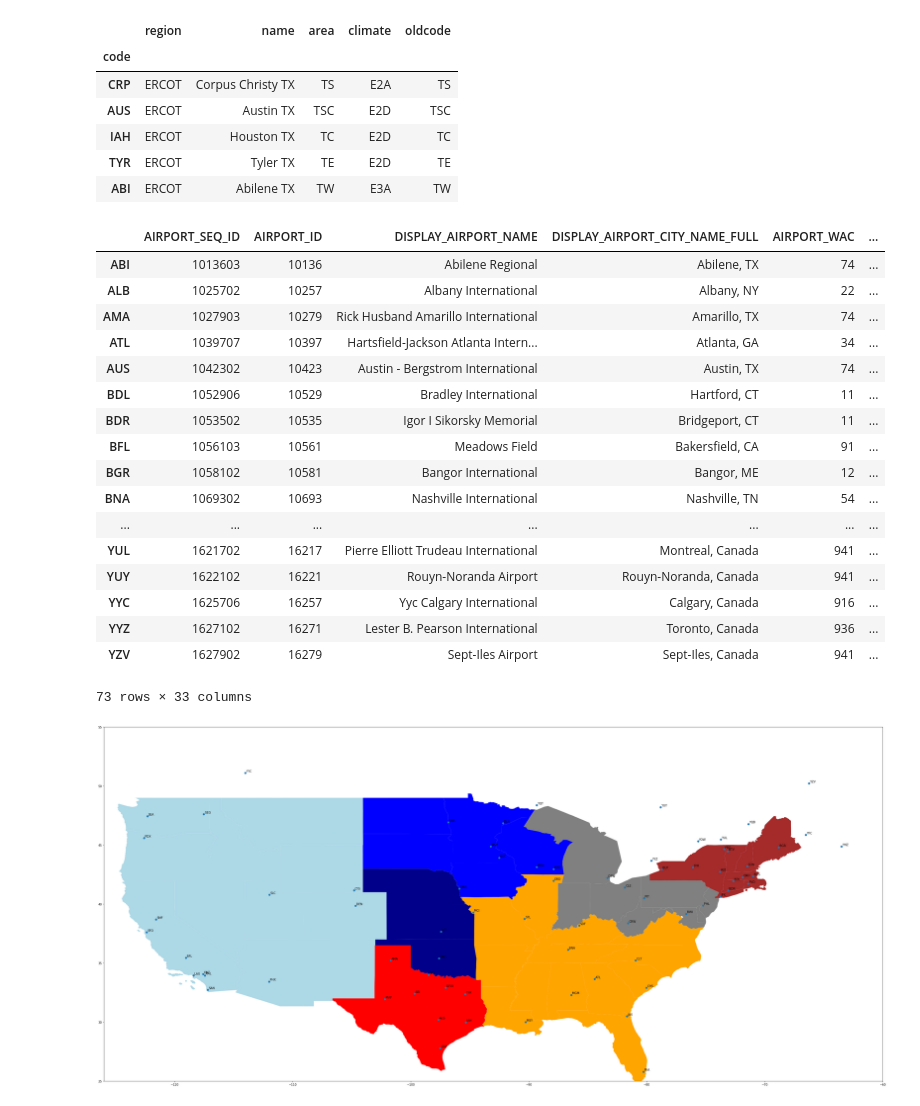
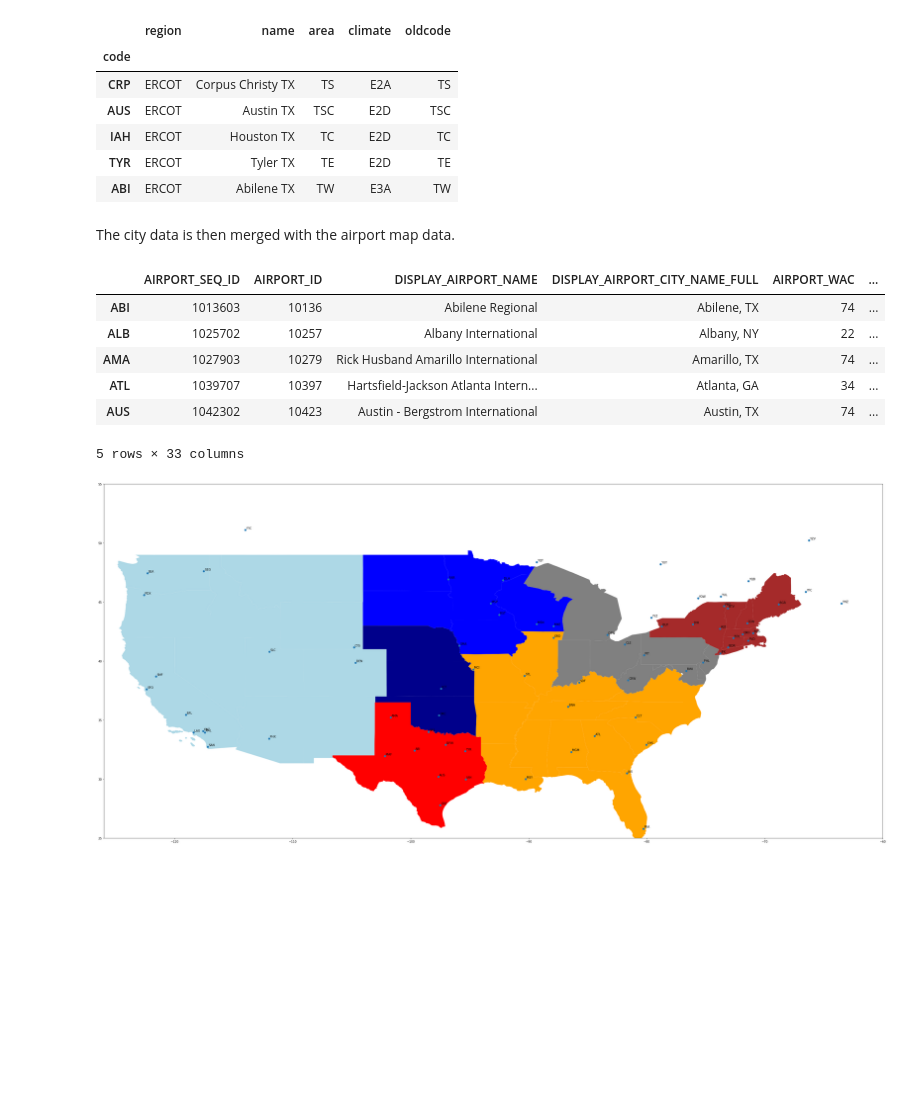
Before and after one commit to slacgismo/loadinsight, a Jupyter notebook: nercmap/NERC Map Generator.ipynb, the cells around one changed output. Cells and saved outputs as stored; diff of their text form; code cells hidden in the pictures; blank space fills up the shorter version.

```diff
--- a/nercmap/NERC Map Generator.ipynb
+++ b/nercmap/NERC Map Generator.ipynb
@@ -122,30 +124,21 @@ city_data.head()
 | IAH | ERCOT | Houston TX | TC | E2D | TC |
 | TYR | ERCOT | Tyler TX | TE | E2D | TE |
 | ABI | ERCOT | Abilene TX | TW | E3A | TW |
+# %% [markdown]
+The city data is then merged with the airport map data.
 # %%
 cities = bts_gdf.join(city_data)
 cities = cities[cities.AIRPORT_THRU_DATE.isnull()]
 cities.dropna(subset=["region"],inplace=True)
-cities
+cities.head()
 # %% [output]
 |  | AIRPORT_SEQ_ID | AIRPORT_ID | DISPLAY_AIRPORT_NAME | DISPLAY_AIRPORT_CITY_NAME_FULL | AIRPORT_WAC | ... |
 | ABI | 1013603 | 10136 | Abilene Regional | Abilene, TX | 74 | ... |
 | ALB | 1025702 | 10257 | Albany International | Albany, NY | 22 | ... |
 | AMA | 1027903 | 10279 | Rick Husband Amarillo International | Amarillo, TX | 74 | ... |
 | ATL | 1039707 | 10397 | Hartsfield-Jackson Atlanta Intern... | Atlanta, GA | 34 | ... |
 | AUS | 1042302 | 10423 | Austin - Bergstrom International | Austin, TX | 74 | ... |
-| BDL | 1052906 | 10529 | Bradley International | Hartford, CT | 11 | ... |
-| BDR | 1053502 | 10535 | Igor I Sikorsky Memorial | Bridgeport, CT | 11 | ... |
-| BFL | 1056103 | 10561 | Meadows Field | Bakersfield, CA | 91 | ... |
-| BGR | 1058102 | 10581 | Bangor International | Bangor, ME | 12 | ... |
-| BNA | 1069302 | 10693 | Nashville International | Nashville, TN | 54 | ... |
-| ... | ... | ... | ... | ... | ... | ... |
-| YUL | 1621702 | 16217 | Pierre Elliott Trudeau International | Montreal, Canada | 941 | ... |
-| YUY | 1622102 | 16221 | Rouyn-Noranda Airport | Rouyn-Noranda, Canada | 941 | ... |
-| YYC | 1625706 | 16257 | Yyc Calgary International | Calgary, Canada | 916 | ... |
-| YYZ | 1627102 | 16271 | Lester B. Pearson International | Toronto, Canada | 936 | ... |
-| YZV | 1627902 | 16279 | Sept-Iles Airport | Sept-Iles, Canada | 941 | ... |
-73 rows × 33 columns
+5 rows × 33 columns
 # %%
 base = nerc_gdf.plot(figsize=(48,24),color="white")
 base = nerc_gdf[nerc_gdf.NERCarea=="WECC"].plot(ax=base,color="lightblue")
```
Also changed, not shown: parts of 1 cell of this notebook.
